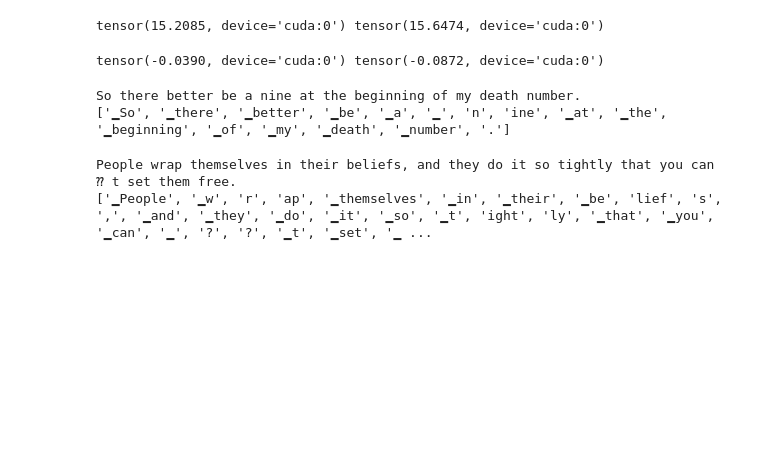
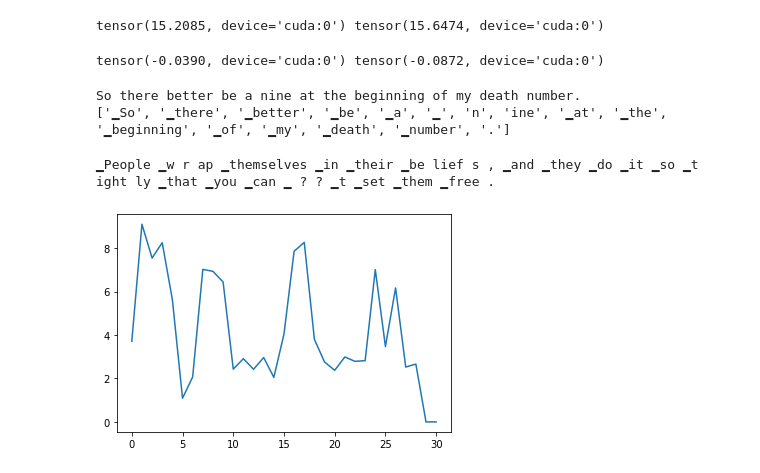
Before and after one commit to owaski/Chimera-ST, a Jupyter notebook: cs291k/analysis/align.ipynb, the cells around one changed output. Saved outputs shown, nothing was run; the diff lists cells and outputs as text; code cells hidden in the pictures; blank space fills up the shorter version.

```diff
--- a/cs291k/analysis/align.ipynb
+++ b/cs291k/analysis/align.ipynb
@@ -92,7 +92,16 @@ So there better be a nine at the beginning of my death number.
 sentence = bpe.Decode([4914,  691,   35,  704, 2731,   10,  189,   33, 4649,    5,  939,   15,
          243,  191,   69,   89,  785,  793,   51,   32,   74,  109,    3,   21,
          758,  436,  679,   55,    2,    1,    1])
-print(sentence, bpe.EncodeAsPieces(sentence), sep='\n')
+print(*bpe.EncodeAsPieces(sentence), sep=' ')
 # %% [output]
-People wrap themselves in their beliefs, and they do it so tightly that you can ⁇ t set them free.
-['▁People', '▁w', 'r', 'ap', '▁themselves', '▁in', '▁their', '▁be', 'lief', 's', ',', '▁and', '▁they', '▁do', '▁it', '▁so', '▁t', 'ight', 'ly', '▁that', '▁you', '▁can', '▁', '?', '?', '▁t', '▁set', '▁ ...
+▁People ▁w r ap ▁themselves ▁in ▁their ▁be lief s , ▁and ▁they ▁do ▁it ▁so ▁t ight ly ▁that ▁you ▁can ▁ ? ? ▁t ▁set ▁them ▁free .
+# %%
+plt.plot([3.7129e+00, 9.1016e+00, 7.5469e+00, 8.2500e+00, 5.6289e+00, 1.0918e+00,
+        2.0703e+00, 7.0234e+00, 6.9336e+00, 6.4414e+00, 2.4316e+00, 2.9102e+00,
+        2.4238e+00, 2.9648e+00, 2.0508e+00, 4.0430e+00, 7.8594e+00, 8.2656e+00,
+        3.7969e+00, 2.7578e+00, 2.3770e+00, 2.9902e+00, 2.7891e+00, 2.8203e+00,
+        7.0117e+00, 3.4707e+00, 6.1680e+00, 2.5273e+00, 2.6621e+00, 6.7949e-05,
+        6.7949e-05])
+plt.savefig('/tmp/align.png')
+# %% [output]
+[figure, added]
```
Also changed, not shown: parts of 2 cells of this notebook, 2 other files.
